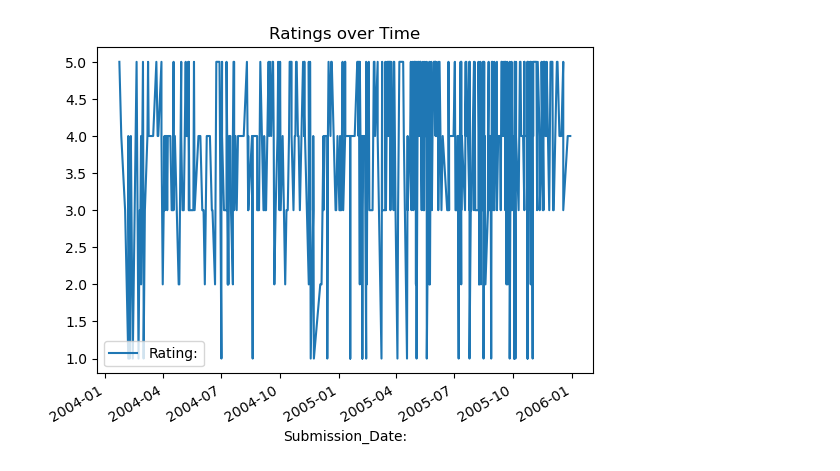
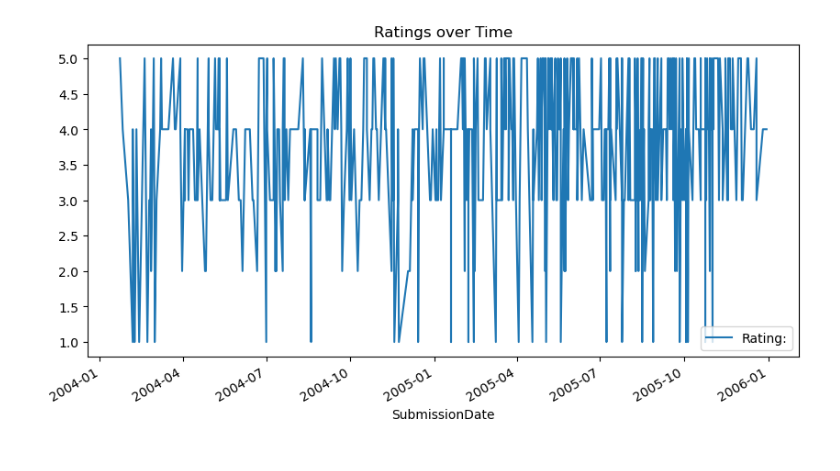
Before and after one commit to hrelosim/AM170B_Spring23, a Jupyter notebook: FinalProject/Main.ipynb, the cells around one changed output. Saved outputs shown, nothing was run; the diff lists cells and outputs as text; code cells hidden in the pictures.

```diff
--- a/FinalProject/Main.ipynb
+++ b/FinalProject/Main.ipynb
@@ -18,14 +18,14 @@ from sklearn.pipeline import make_pipeline
 # %%
 # I Deriving PCA from the SVD
 df = pd.read_csv('reduced_data_1.csv');
-df.rename(columns={'': 'Row', '1:': 'Movie ID: ', 'Unnamed: 1': 'Rating:', 'Unnamed: 2': 'Submission_Date:' }, inplace=True);
-df['Submission_Date:'] = pd.to_datetime(df['Submission_Date:']);
-df.sort_values(by = "Submission_Date:",inplace = True);
+df.rename(columns={'': 'Row', '1:': 'Movie ID: ', 'Unnamed: 1': 'Rating:', 'Unnamed: 2': 'SubmissionDate' }, inplace=True);
+df['SubmissionDate'] = pd.to_datetime(df['SubmissionDate']);
+df.sort_values(by = "SubmissionDate",inplace = True);
 # %%
 #df
 # %%
-ax = df.plot(x='Submission_Date:',
-              y='Rating:',
-              title='Ratings over Time');
+ax = df.plot(x='SubmissionDate',
+             y='Rating:',
+             title='Ratings over Time', figsize = (10,5));
 # %% [output]
-[figure, old version]
+[figure, new version]
```
Also changed, not shown: parts of 8 cells of this notebook, 3 other files.
